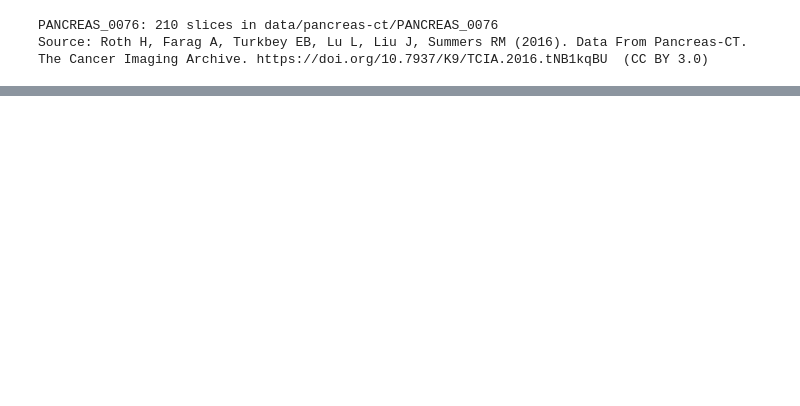
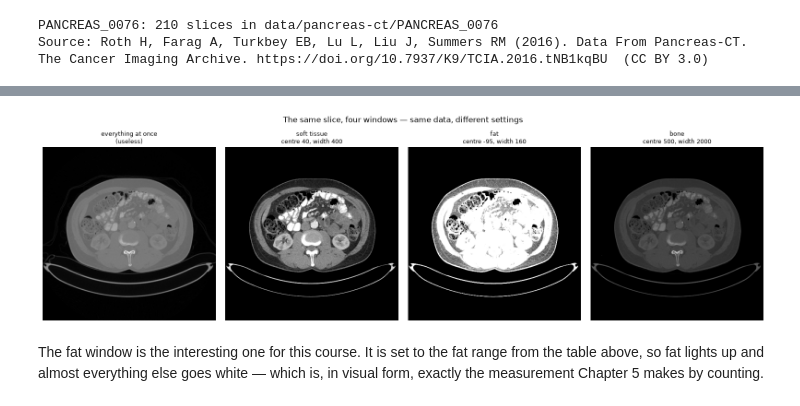
Before and after one commit to choilab-jefferson/medimage, a Jupyter notebook: Chapter1_Exploration.ipynb, the cells around one changed output, grey strips where cells are left out. Drawn from its saved outputs; the diff is of its cells as text; code cells hidden in the pictures; blank space fills up the shorter version.

```diff
--- a/Chapter1_Exploration.ipynb
+++ b/Chapter1_Exploration.ipynb
@@ -357 +334,28 @@ One pixel  = 0.8072 mm^2  ->  0.008072 cm^2
+# %%
+def window(center, width):
+    """Convert a radiology-style window into (vmin, vmax) for imshow."""
+    return center - width / 2, center + width / 2
+
+
+views = {
+    "everything at once\n(useless)": (hu.min(), hu.max()),
+    "soft tissue\ncentre 40, width 400": window(40, 400),
+    "fat\ncentre -95, width 160": window(-95, 160),
+    "bone\ncentre 500, width 2000": window(500, 2000),
+}
+
+fig, axes = plt.subplots(1, 4, figsize=(16, 4.4))
+for ax, (title, (vmin, vmax)) in zip(axes, views.items()):
+    ax.imshow(hu, cmap="gray", vmin=vmin, vmax=vmax)
+    ax.set_title(title, fontsize=9)
+    ax.axis("off")
+fig.suptitle("The same slice, four windows — same data, different settings", y=1.04)
+plt.tight_layout()
+plt.show()
+# %% [output]
+[figure, added]
+# %% [markdown]
+The fat window is the interesting one for this course. It is set to the fat range from the table
+above, so fat lights up and almost everything else goes white — which is, in visual form, exactly
+the measurement Chapter 5 makes by counting.
 # %% [markdown]
```
Also changed, not shown: parts of 43 cells of this notebook, 3 other files.
